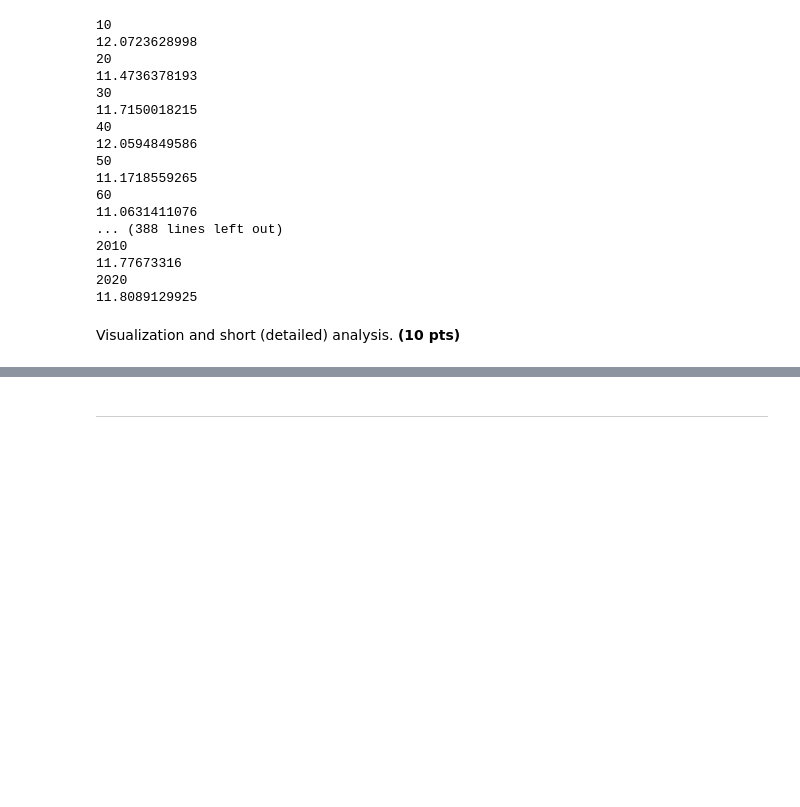
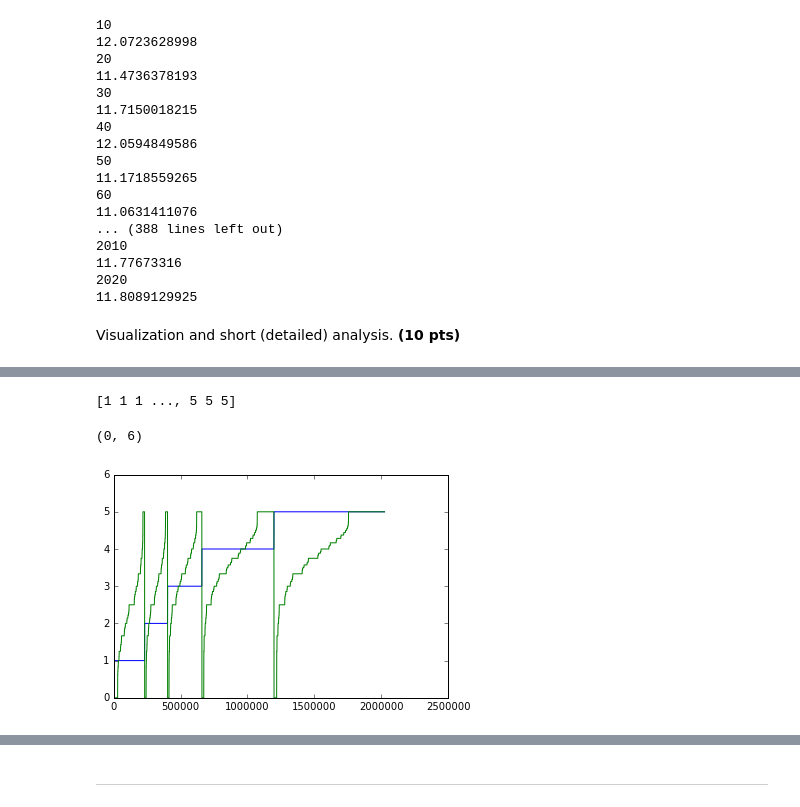
Before and after one commit to gladius1218/dataMining, a Jupyter notebook: hw2-submission/Homework-2.ipynb, the cells around one changed output, grey strips where cells are left out. Drawn from its saved outputs; the diff is of its cells as text; code cells hidden in the pictures; blank space fills up the shorter version.

Commit message:
-  Q1 plot & analysis

```diff
--- a/hw2-submission/Homework-2.ipynb
+++ b/hw2-submission/Homework-2.ipynb
@@ -179,3 +179,5 @@ calc_score(reviewFile)
 Visualization and short (detailed) analysis. **(10 pts)**
 # %%
 #read both dataframe and visualize
+import pandas as pd
+review_df = pd.read_csv('./score_dataframe.csv')
@@ -181,0 +195,3 @@ Visualization and short (detailed) analysis. **(10 pts)**
+# %%
+review_df = review_df.sort(['star', 'calculated_id'], ascending=[1 , 1])
+print review_df
@@ -181,0 +216,17 @@ Visualization and short (detailed) analysis. **(10 pts)**
+# %%
+# star_series = review_df['star']
+# score_series = review_df['calculated_id']
+# review_df.star.plot(label='star', linewidth=2)
+star = np.array(review_df.star.values)
+score = np.array(review_df.calculated_id.values)
+print star
+plt.plot(star)
+plt.plot(score)
+plt.ylim(0 , 6)
+# plt.show()
+# review_df.calculated_id.plot(label='calc')
+# plt.legend(loc=2)
+# %% [output]
+[1 1 1 ..., 5 5 5]
+(0, 6)
+[figure, added]
```
Also changed, not shown: parts of 3 cells of this notebook, 1 other file.
